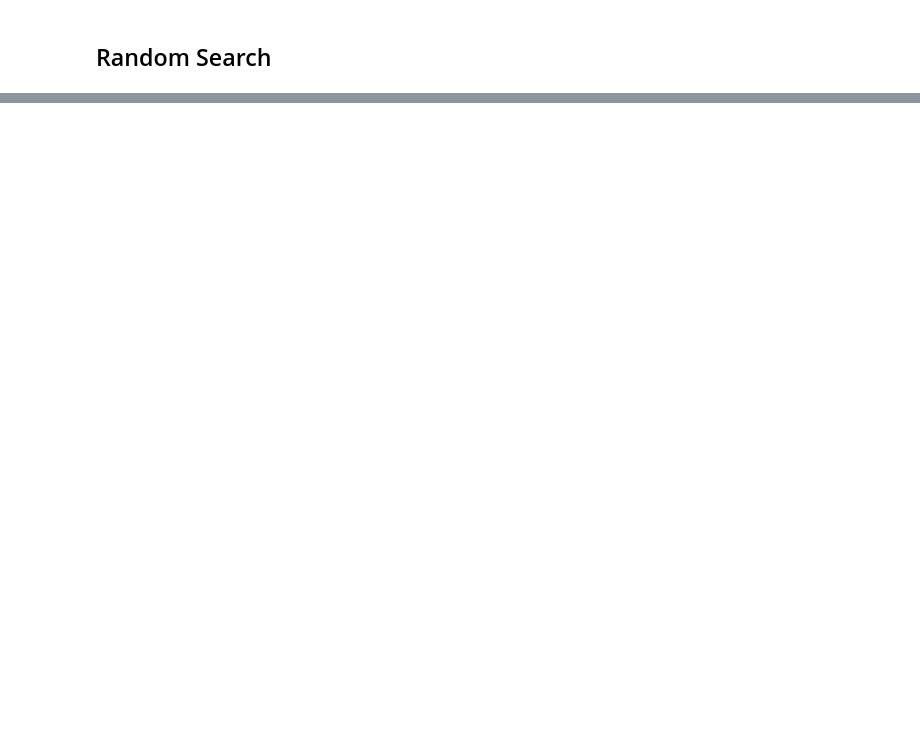
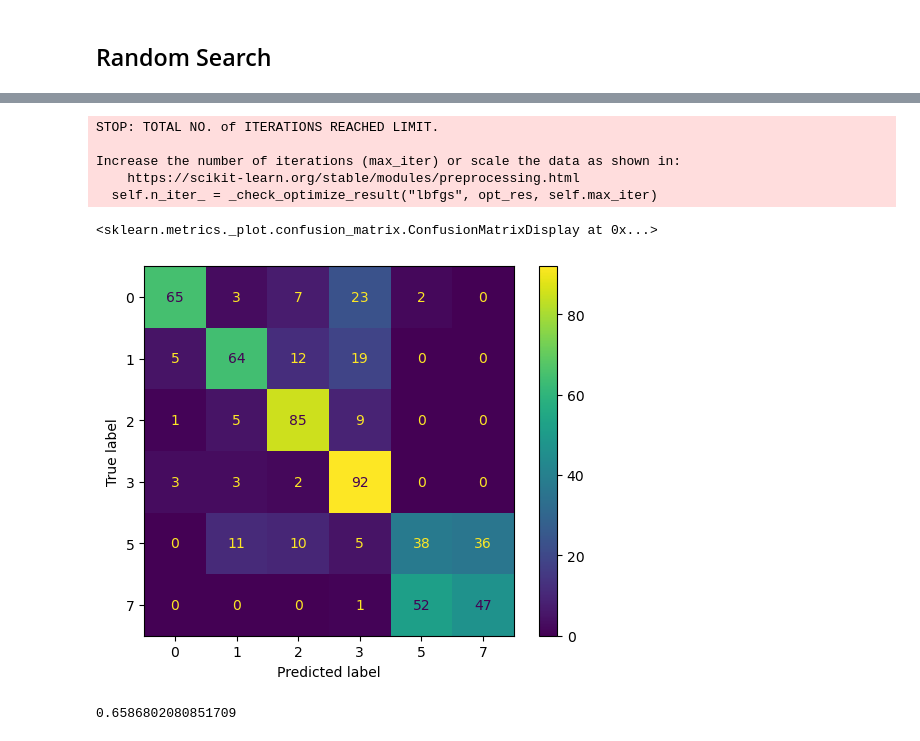
Before and after one commit to ratva/Multi-class-Image-Classification-for-Unbalanced-Fashion-Data, a Jupyter notebook: problem1D.ipynb, the cells around one changed output, grey strips where cells are left out. Drawn from its saved outputs; the diff is of its cells as text; code cells hidden in the pictures; blank space fills up the shorter version.

```diff
--- a/problem1D.ipynb
+++ b/problem1D.ipynb
@@ -236,0 +251,25 @@ IndexError: only integers, slices (`:`), ellipsis (`...`), numpy.newaxis (`None`
+# %%
+best_model = sklearn.pipeline.Pipeline([
+    ('scaling', MinMaxScaler()),
+    ('model', MLPClassifier(activation='identity', solver='lbfgs', learning_rate= 'constant', shuffle=True, early_stopping = True, random_state=2, hidden_layer_sizes = (20, ), alpha = 1917.910261672485, learning_rate_init = 58.57020818056661, max_iter = 4))
+])
+
+best_model['model'].fit(x_dup_all, y_dup_all)
+# %% [output]
+STOP: TOTAL NO. of ITERATIONS REACHED LIMIT.
+
+Increase the number of iterations (max_iter) or scale the data as shown in:
+    https://scikit-learn.org/stable/modules/preprocessing.html
+  self.n_iter_ = _check_optimize_result("lbfgs", opt_res, self.max_iter)
+# %%
+ConfusionMatrixDisplay.from_estimator(final, x_va, y_va_df['class_uid'])
+
+#id_label = dict(labels = {'dress', 'pullover', 'top', 'trouser', 'sandal', 'sneaker'}, class_id = {3, 2, 0, 1, 5, 7})
+# %% [output]
+<sklearn.metrics._plot.confusion_matrix.ConfusionMatrixDisplay at 0x...>
+[figure, added]
+# %%
+yhat = final.predict(x_va)
+balanced_accuracy_score(yhat, y_va_df['class_uid'])
+# %% [output]
+0.6586802080851709
```
Also changed, not shown: parts of 21 cells of this notebook, 2 other files.
